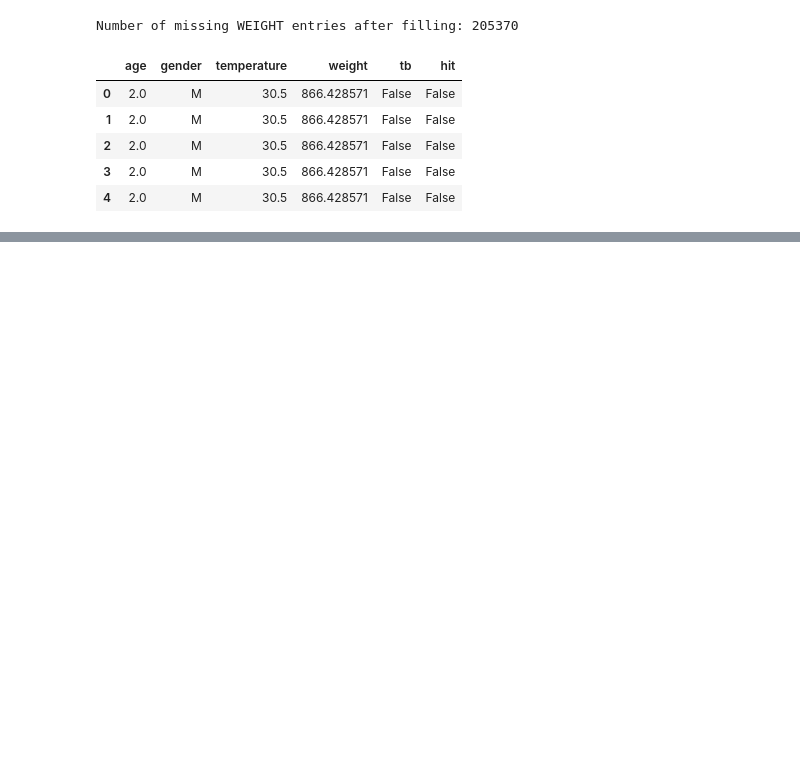
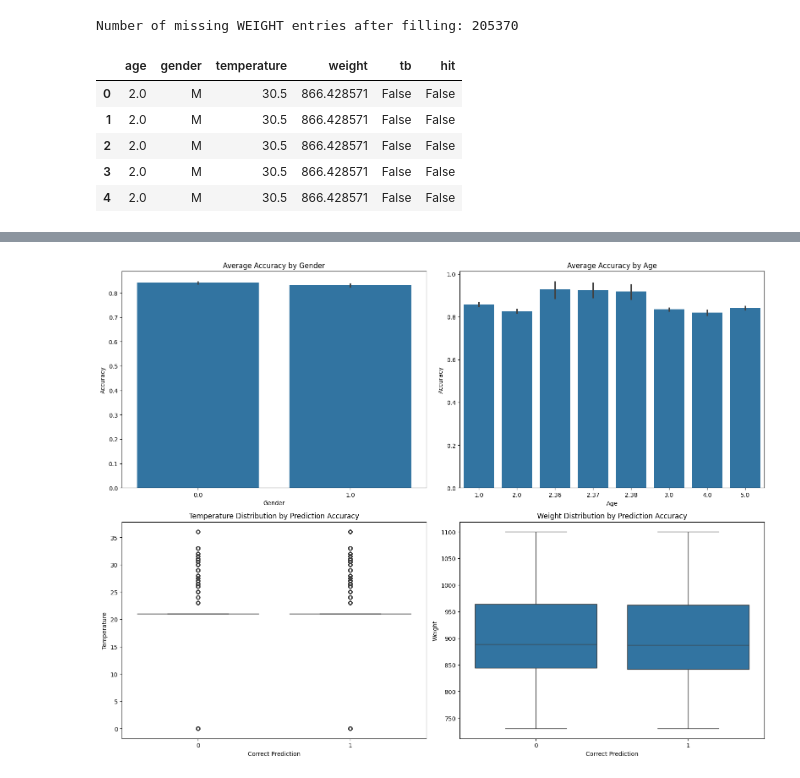
Before and after one commit to Valentin-Janclaes/Hackathon_Winning_Team_2025, a Jupyter notebook: VALENTIN.ipynb, the cells around one changed output, grey strips where cells are left out. Saved outputs shown, nothing was run; the diff lists cells and outputs as text; code cells hidden in the pictures; blank space fills up the shorter version.

```diff
--- a/VALENTIN.ipynb
+++ b/VALENTIN.ipynb
@@ -200,0 +275,35 @@ df_linec_filled.head()
+# %%
+import pandas as pd
+import matplotlib.pyplot as plt
+import seaborn as sns
+
+# Create the correct_prediction column
+df_linec_filled["correct_prediction"] = (df_linec_filled["tb"] == df_linec_filled["hit"]).astype(int)
+
+# Define demographic features to analyze
+demographic_features = ["gender", "age", "temperature", "weight"]
+
+# Set up the plotting area
+plt.figure(figsize=(16, 12))
+
+# Generate plots for each demographic feature
+for i, feature in enumerate(demographic_features, 1):
+    plt.subplot(2, 2, i)
+
+    if df_linec_filled[feature].nunique() <= 10 or df_linec_filled[feature].dtype == "object":
+        # Use barplot for categorical or low-cardinality features
+        sns.barplot(x=feature, y="correct_prediction", data=df_linec_filled)
+        plt.title(f"Average Accuracy by {feature.capitalize()}")
+        plt.ylabel("Accuracy")
+        plt.xlabel(feature.capitalize())
+    else:
+        # Use boxplot for continuous features
+        sns.boxplot(x="correct_prediction", y=feature, data=df_linec_filled)
+        plt.title(f"{feature.capitalize()} Distribution by Prediction Accuracy")
+        plt.xlabel("Correct Prediction")
+        plt.ylabel(feature.capitalize())
+
+plt.tight_layout()
+plt.show()
+# %% [output]
+[figure, added]
```
Also changed, not shown: parts of 9 cells of this notebook.
